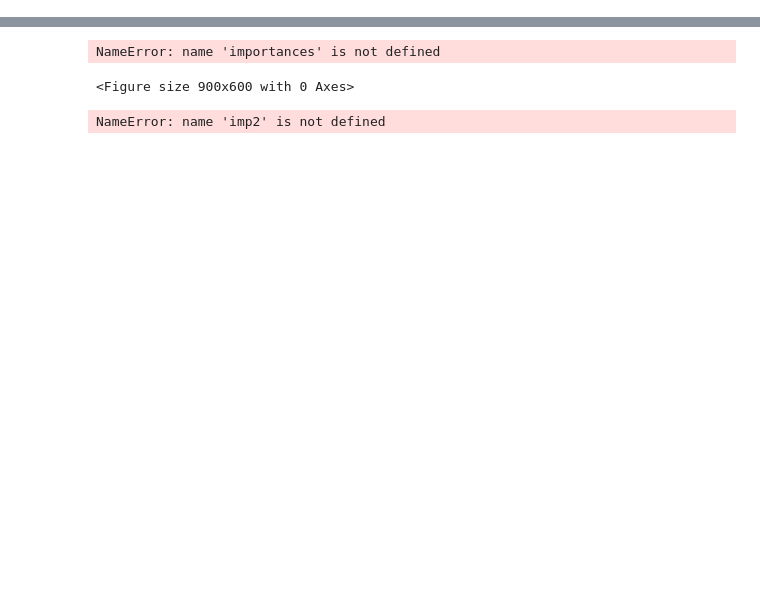
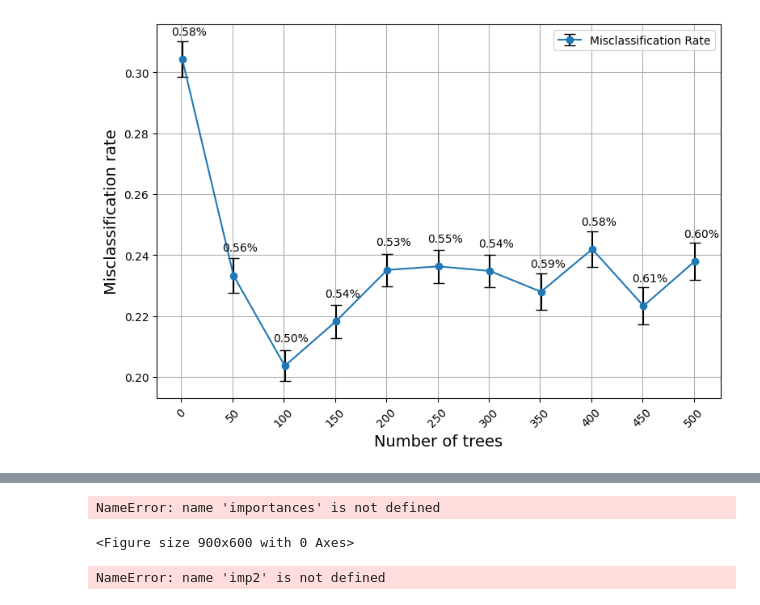
Before and after one commit to strojanski/ML-DS-I, a Jupyter notebook: hw1/imp_analysis.ipynb, the cells around one changed output, grey strips where cells are left out. Cells and saved outputs as stored; diff of their text form; code cells hidden in the pictures; blank space fills up the shorter version.

```diff
--- a/hw1/imp_analysis.ipynb
+++ b/hw1/imp_analysis.ipynb
@@ -3,0 +29,13 @@ import matplotlib.pyplot as plt
+# %%
+plt.figure(figsize=(9, 6))
+plt.errorbar(n_trees, misclf, yerr=sd, fmt='-o', ecolor="black", capsize=5, label="Misclassification Rate")
+plt.legend()
+plt.xlabel("Number of trees", fontsize=14)
+plt.ylabel("Misclassification rate", fontsize=14)
+for i, (x, y) in enumerate(zip(range(0, 501, 50), misclf)):
+    plt.text(x-10, y+.008, f"{(sd[i]*100):.2f}%")
+
+plt.xticks(range(0, 501, 50), rotation=45)
+plt.grid(True)
+# %% [output]
+[figure, added]
```
Also changed, not shown: parts of 9 cells of this notebook, 2 other files.
